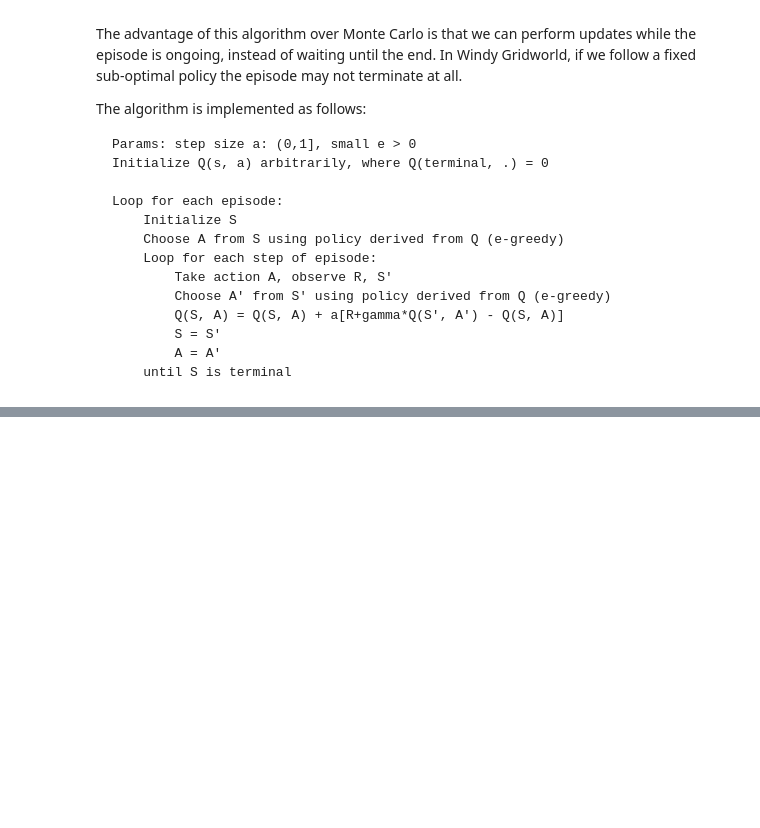
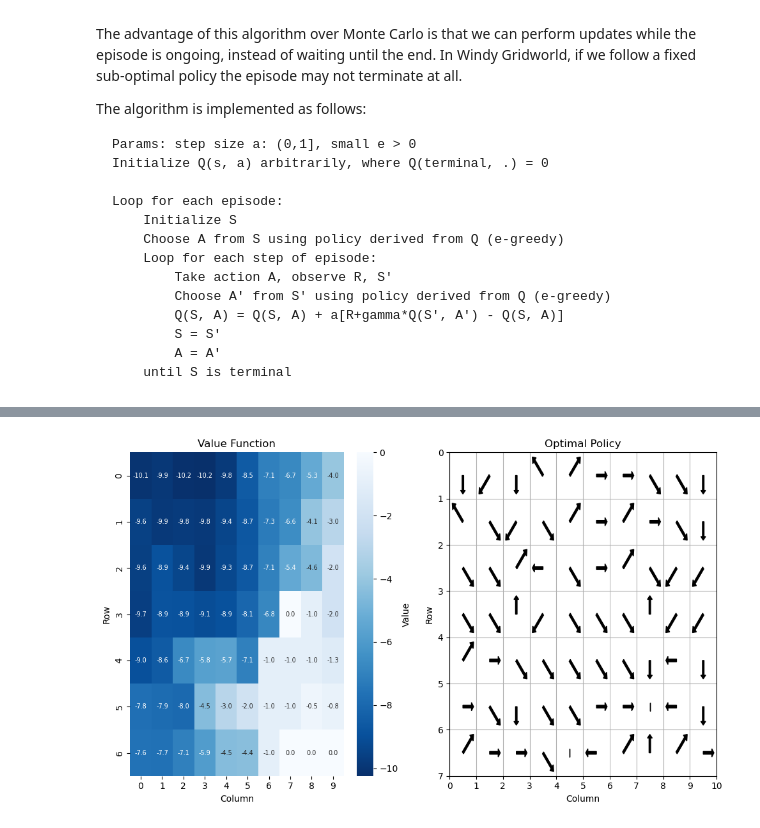
Before and after one commit to shantanu/windy-gridworld, a Jupyter notebook: windy-gridworld.ipynb, the cells around one changed output, grey strips where cells are left out. Cells and saved outputs as stored; diff of their text form; code cells hidden in the pictures; blank space fills up the shorter version.

```diff
--- a/windy-gridworld.ipynb
+++ b/windy-gridworld.ipynb
@@ -358,0 +395,4 @@ fig = visualize_gridworld(values2, policy2)
+# %%
+values3 = np.max(agent3._Q, axis=-1)
+policy3 = np.argmax(agent3._Q, axis=-1)
+values3, policy3
@@ -358,0 +417,3 @@ fig = visualize_gridworld(values2, policy2)
+# %%
+fig = visualize_gridworld(values3, policy3)
+# %% [output]
@@ -358,0 +421 @@ fig = visualize_gridworld(values2, policy2)
+[figure, added]
```
Also changed, not shown: parts of 18 cells of this notebook.
